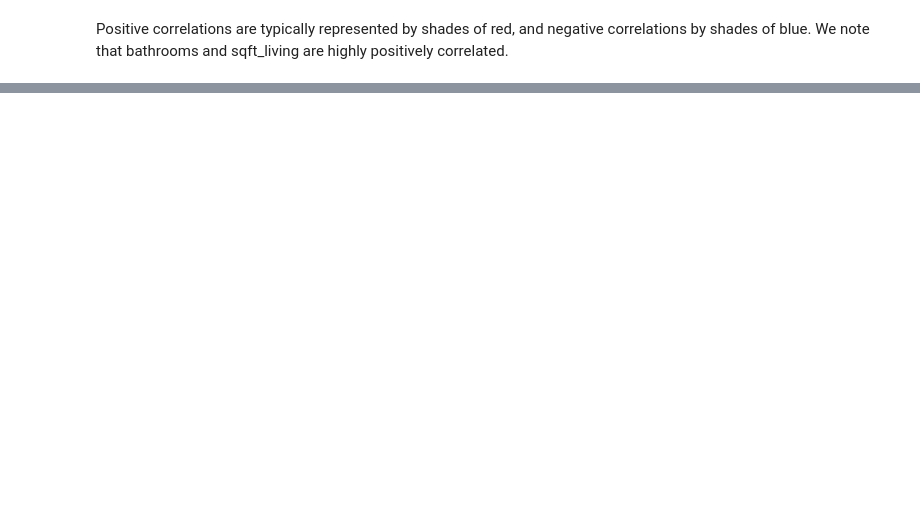
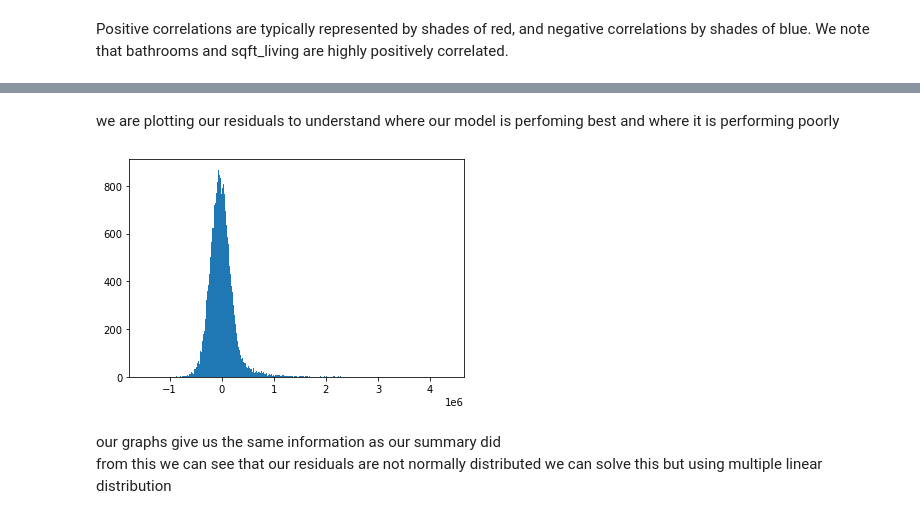
Before and after one commit to Sandrakiptumm/dsc-phase-2-project-v2-3-Group-3, a Jupyter notebook: student.ipynb, the cells around one changed output, grey strips where cells are left out. Drawn from its saved outputs; the diff is of its cells as text; code cells hidden in the pictures; blank space fills up the shorter version.

```diff
--- a/student.ipynb
+++ b/student.ipynb
@@ -417,0 +514,10 @@ We note that bathrooms and sqft_living are highly positively correlated.
+# %% [markdown]
+we are plotting our residuals to understand where our model is perfoming best and where it is performing poorly
+# %%
+plt.hist(simple_results.resid, bins = "auto")
+plt.show()
+# %% [output]
+[figure, added]
+# %% [markdown]
+our graphs give us the same information as our summary did <br>
+from this we can see that our residuals are not normally distributed we can solve this but using multiple linear distribution
```
Also changed, not shown: parts of 35 cells of this notebook, 1 other file.
